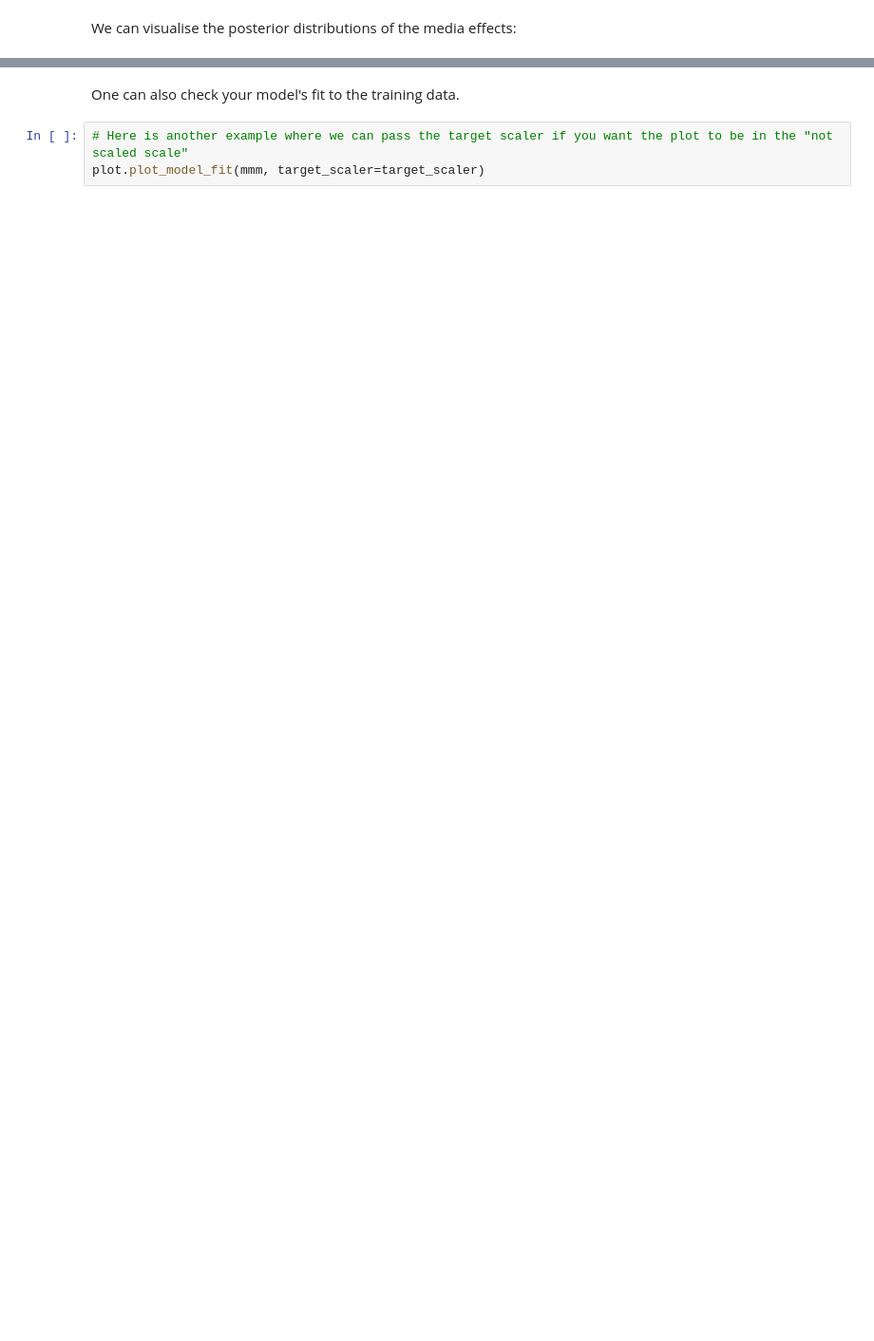
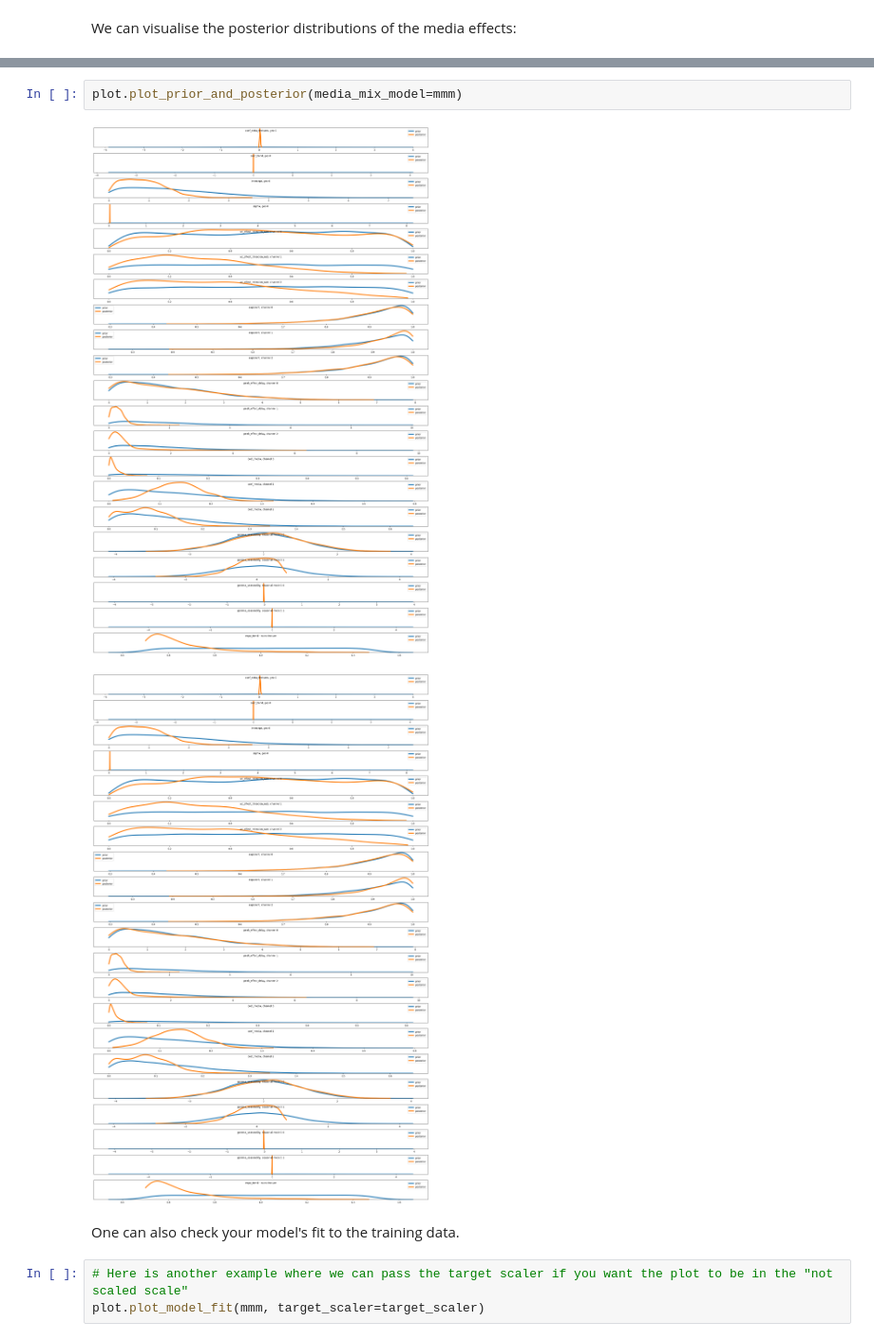
Before and after one commit to google/lightweight_mmm, a Jupyter notebook: examples/simple_end_to_end_demo.ipynb, the cells around one changed output, grey strips where cells are left out. Shown at 95% size. Drawn from its saved outputs; the diff is of its cells as text; blank space fills up the shorter version.

```diff
--- a/examples/simple_end_to_end_demo.ipynb
+++ b/examples/simple_end_to_end_demo.ipynb
@@ -171,3 +175,8 @@ plot.plot_media_channel_posteriors(media_mix_model=mmm)
+# %%
+plot.plot_prior_and_posterior(media_mix_model=mmm)
+# %% [output]
+[figure, added]
+[figure, added]
 # %% [markdown]
 One can also check your model's fit to the training data.
 # %%
```
Also changed, not shown: parts of 14 cells of this notebook, 2 other files.
